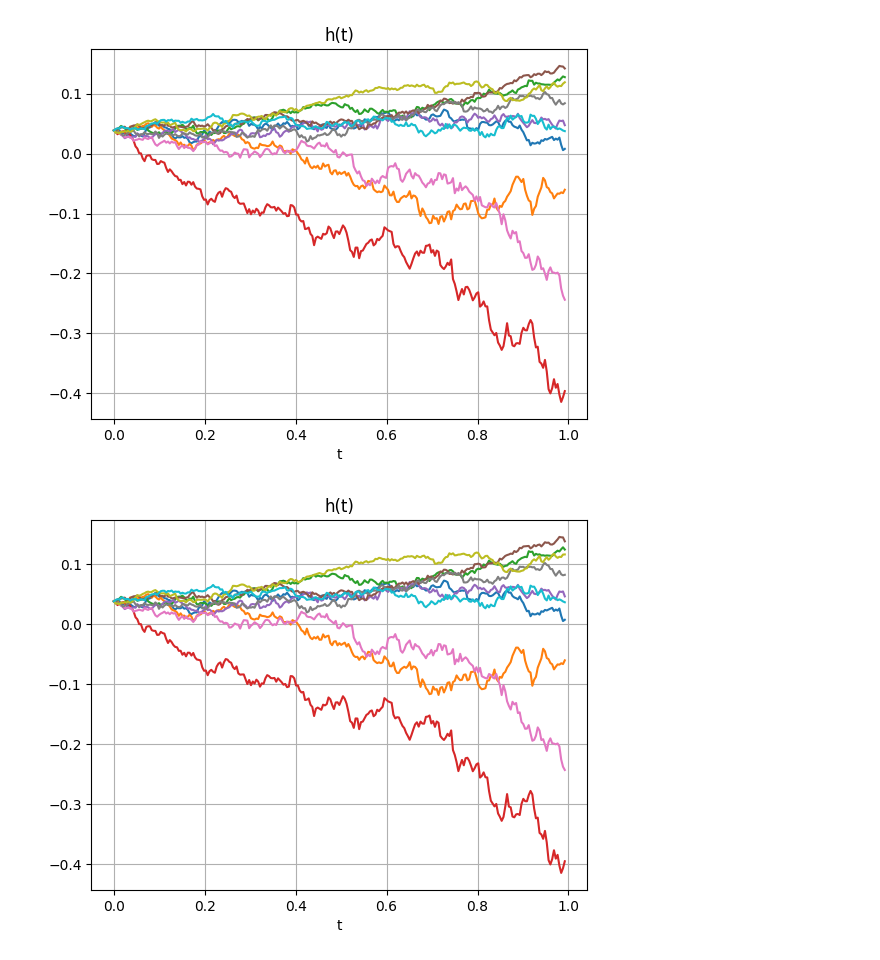
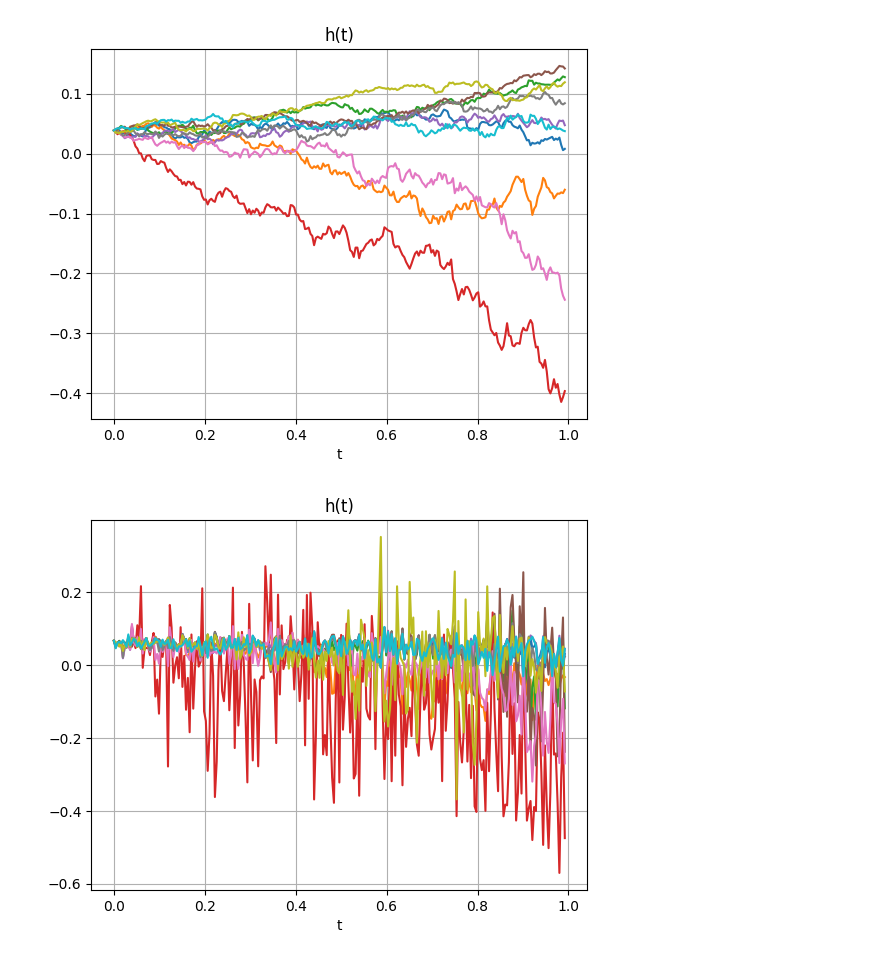
Before and after one commit to JoaoJungblut/Maturity-Risk-for-Variational-Heding, a Jupyter notebook: test.ipynb, the cells around one changed output. Saved outputs shown, nothing was run; the diff lists cells and outputs as text; code cells hidden in the pictures.

```diff
--- a/test.ipynb
+++ b/test.ipynb
@@ -744,14 +853,29 @@ sim = GBMSimulator(
 S = sim.simulate_S()
 H, dH_dS, d2H_dSS, dH_dt, d2H_dt_dS, d3H_dS3 = sim.simulate_H()
 h0 = sim.init_control()
-L = sim.forward_PL(h0)
-LT = L[:,-1]
+#L = sim.forward_PL(h0)
+#LT = L[:,-1]
 #risk = sim.risk_function(LT, risk_type='entw', gamma=1, k=2)
 #pT = sim.terminal_adjoint(LT, risk_type='entw', gamma=1, k=2)
-pT = sim.terminal_adjoint(LT, risk_type='esl', beta=0.95)
-p, q = sim.backward_adjoint(pT, p_x = 1, lam_ridge=1e-4, lam_time=1e-4)
-G = sim.compute_gradient(p, q)
-h_updated = sim.update_control(h=h0, G=G)
+#pT = sim.terminal_adjoint(LT, risk_type='esl', beta=0.95)
+#p, q = sim.backward_adjoint(pT, p_x = 1, lam_ridge=1e-4, lam_time=1e-4)
+#G = sim.compute_gradient(p, q)
+#h_updated = sim.update_control(h=h0, G=G)
+# parâmetros da medida de risco
+#risk_type = "entw"
+#risk_kwargs = {"gamma": 1.0, "k": 2,}
+risk_type = "esl"
+risk_kwargs = {"beta": 0.95}
+
+# otimização do hedge
+h_opt, history = sim.optimize_hedge(
+    risk_type=risk_type,
+    risk_kwargs=risk_kwargs,
+    max_iter=20,
+    tol=1e-4,
+    alpha=1e-2,
+    verbose=True,
+)
 
 t = sim.t0 + sim.dt * np.arange(sim.steps)
 
@@ -779,6 +903,6 @@ def plot_df(arr, title, t=t):
 #plot_df(p, "p(t)")
 #plot_df(q, "q(t)")
 plot_df(h0, "h(t)")
-plot_df(h_updated, "h(t)")
+plot_df(h_opt, "h(t)")
 plt.show()
 # %% [output]
@@ -785,2 +926,2 @@ plt.show()
 [figure]
-[figure, old version]
+[figure, new version]
```
Also changed, not shown: parts of 2 cells of this notebook.
